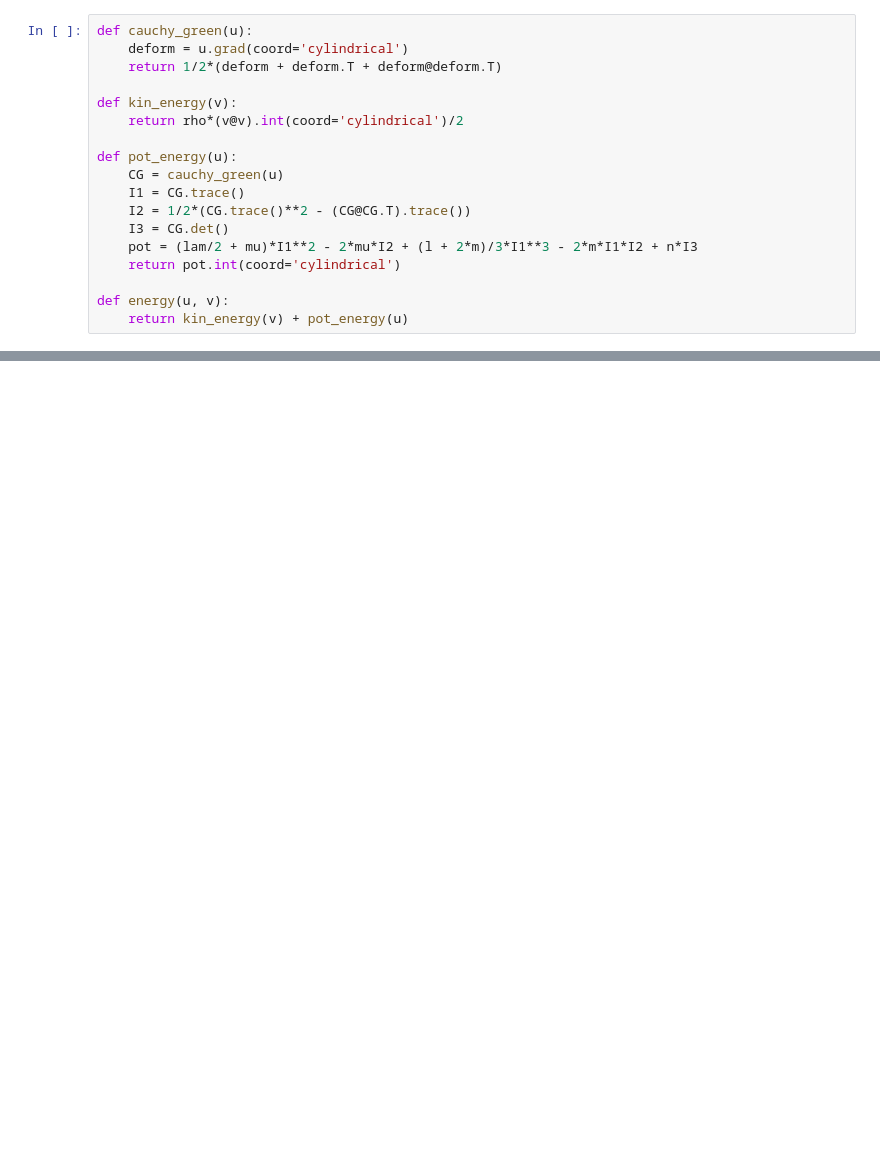
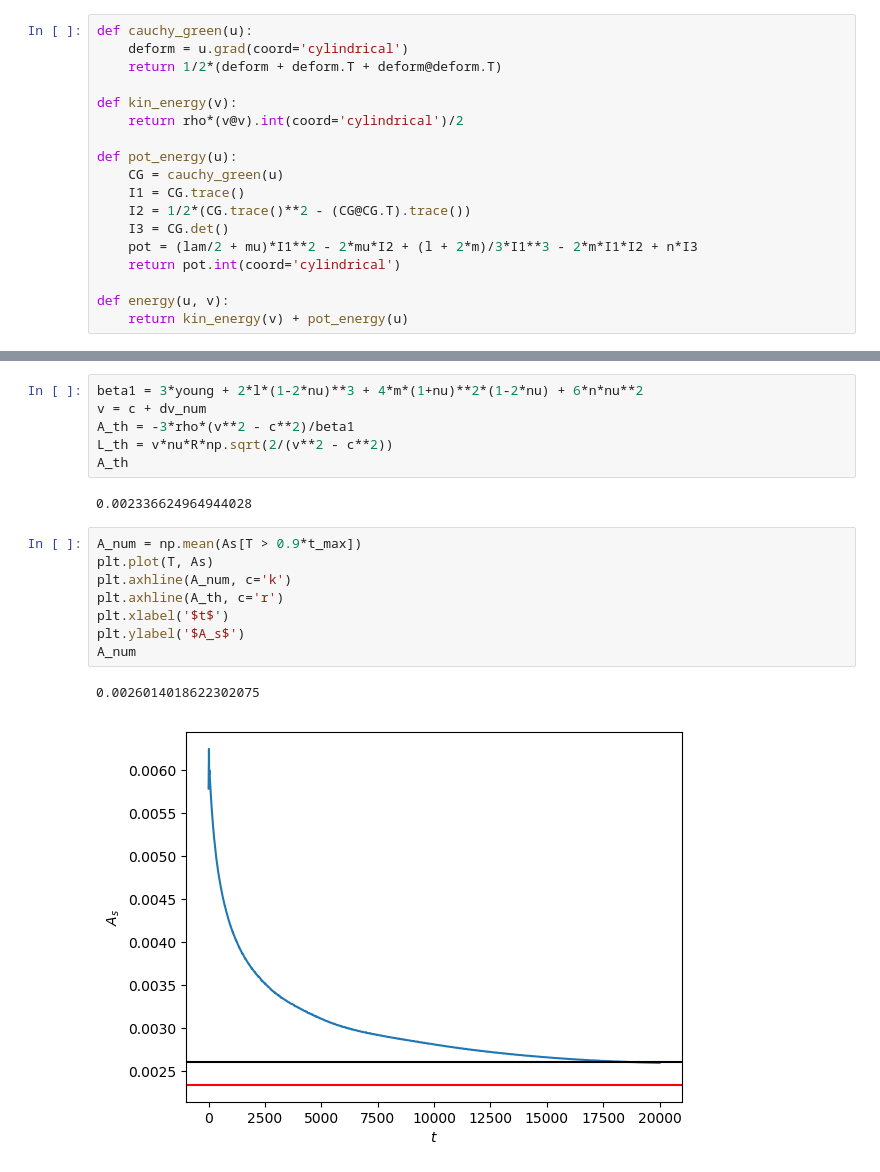
Before and after one commit to fgarbuzov/Spectral, a Jupyter notebook: NonlinearElasticityCylinder.ipynb, the cells around one changed output, grey strips where cells are left out. Drawn from its saved outputs; the diff is of its cells as text; blank space fills up the shorter version.

```diff
--- a/NonlinearElasticityCylinder.ipynb
+++ b/NonlinearElasticityCylinder.ipynb
@@ -177,0 +176,19 @@ plt.plot(E_cut/E_cut.max())
+# %%
+beta1 = 3*young + 2*l*(1-2*nu)**3 + 4*m*(1+nu)**2*(1-2*nu) + 6*n*nu**2
+v = c + dv_num
+A_th = -3*rho*(v**2 - c**2)/beta1
+L_th = v*nu*R*np.sqrt(2/(v**2 - c**2))
+A_th
+# %% [output]
+0.002336624964944028
+# %%
+A_num = np.mean(As[T > 0.9*t_max])
+plt.plot(T, As)
+plt.axhline(A_num, c='k')
+plt.axhline(A_th, c='r')
+plt.xlabel('$t$')
+plt.ylabel('$A_s$')
+A_num
+# %% [output]
+0.0026014018622302075
+[figure, added]
```
Also changed, not shown: parts of 21 cells of this notebook, 9 other files.
